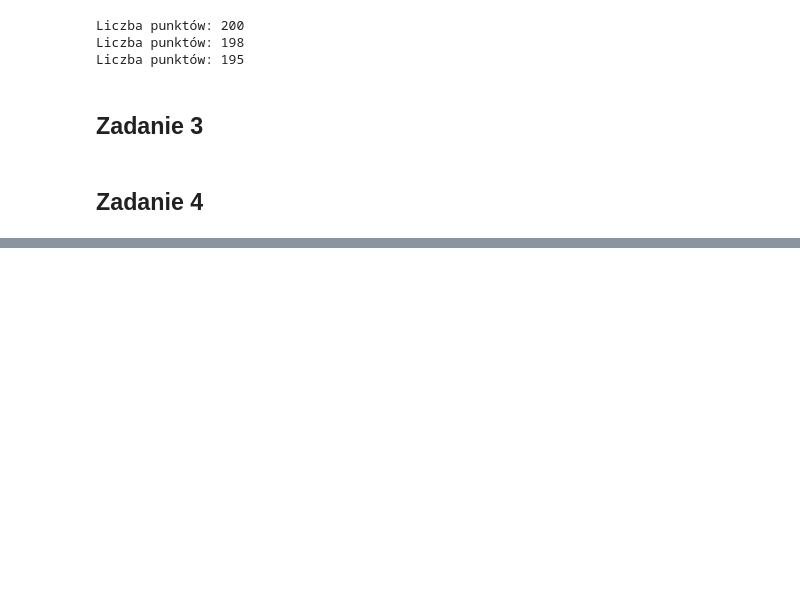
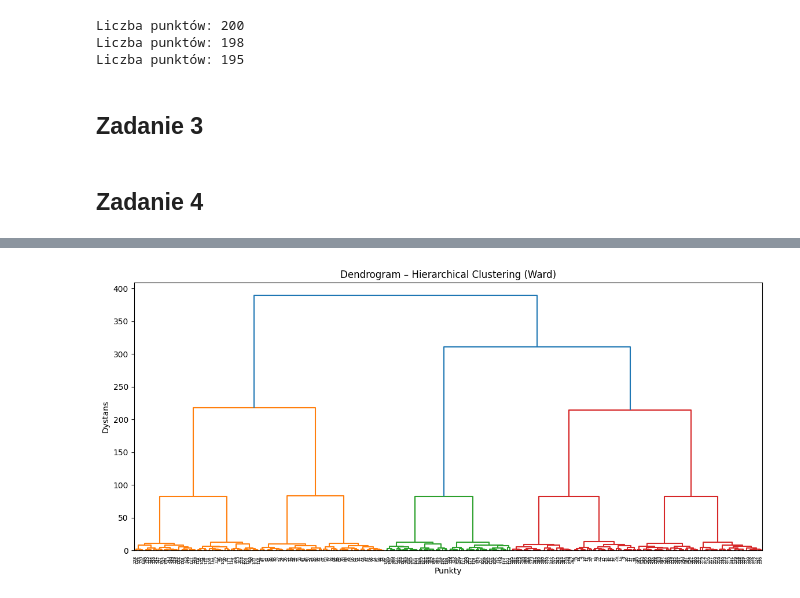
Before and after one commit to Owczany/Semestr-5, a Jupyter notebook: uczenie_maszynowe/lista_6/zadanie.ipynb, the cells around one changed output, grey strips where cells are left out. Drawn from its saved outputs; the diff is of its cells as text; code cells hidden in the pictures; blank space fills up the shorter version.

```diff
--- a/uczenie_maszynowe/lista_6/zadanie.ipynb
+++ b/uczenie_maszynowe/lista_6/zadanie.ipynb
@@ -184,4 +184,4 @@ def generate_clustered_points(points, m = 10, sigma=1.0):
         pts = np.random.multivariate_normal(p, cov, m)
         all_points.append(pts)
 
-    return
+    return np.vstack(all_points)
@@ -192,0 +188,93 @@ def generate_clustered_points(points, m = 10, sigma=1.0):
+# %%
+from sklearn.cluster import KMeans, MiniBatchKMeans
+import plotly.express as px
+import plotly.graph_objects as go
+from scipy.cluster.hierarchy import dendrogram, linkage, fcluster
+import matplotlib.pyplot as plt
+import time
+
+K = 10
+M = 30
+
+polygon_vertices = generate_regular_polygon(K, radius=25.0)
+points = generate_clustered_points(polygon_vertices, M, sigma=3)
+
+# Grupowanie Hierarchicznie
+Z = linkage(points, method="ward")
+
+plt.figure(figsize=(14, 6))
+dendrogram(Z)
+plt.title("Dendrogram – Hierarchical Clustering (Ward)")
+plt.xlabel("Punkty")
+plt.ylabel("Dystans")
+plt.show()
+
+labels_hier = fcluster(Z, t=K, criterion="maxclust")
+
+fig = px.scatter(
+    x=points[:, 0],
+    y=points[:, 1],
+    color=labels_hier.astype(str),
+    title=f"Hierarchical clustering – {K} clusters"
+)
+
+fig.update_yaxes(scaleanchor="x", scaleratio=1)
+fig.update_layout(width=800, height=800)
+fig.show()
+
+
+# Podpunkt 2
+for k in range(2, K + 1):
+    kms = KMeans(n_clusters=k, random_state=67)
+    labels = kms.fit_predict(points)
+
+    fig = px.scatter(
+        x=points[:, 0],
+        y=points[:, 1],
+        color=labels.astype(str),
+        title=f"KMeans: {k} grup"
+    )
+
+    fig.add_trace(
+        go.Scatter(
+            x=polygon_vertices[:, 0],
+            y=polygon_vertices[:, 1],
+            mode="markers",
+            marker=dict(
+                symbol="x",
+                size=12,
+                color="black"
+            ),
+            name="wierzchołki"
+        )
+    )
+
+    fig.update_yaxes(scaleanchor="x", scaleratio=1)
+    fig.update_xaxes(constrain="domain")
+    fig.update_yaxes(constrain="domain")
+    fig.update_layout(width=800, height=800)
+    fig.show()
+
+# Sprawdzanie prędkości
+K = 1500
+M = 20000
+
+polygon_vertices = generate_regular_polygon(K, radius=25.0)
+points = generate_clustered_points(polygon_vertices, M, sigma=3)
+
+# --- KMeans ---
+t0 = time.time()
+kmeans = KMeans(n_clusters=K, random_state=123)
+labels_kmeans = kmeans.fit_predict(points)
+t_kmeans = time.time() - t0
+
+# --- MiniBatchKMeans ---
+t0 = time.time()
+mbk = MiniBatchKMeans(n_clusters=K, batch_size=2000, random_state=123)
+labels_mbk = mbk.fit_predict(points)
+t_mbk = time.time() - t0
+
+print(f"Czas KMeans: {t_kmeans:.02f}s")
+print(f"Czas MiniBatchKMeans: {t_mbk:.02f}s")
+# %% [output]
+[figure, added]
```
Also changed, not shown: parts of 1 cell of this notebook.
